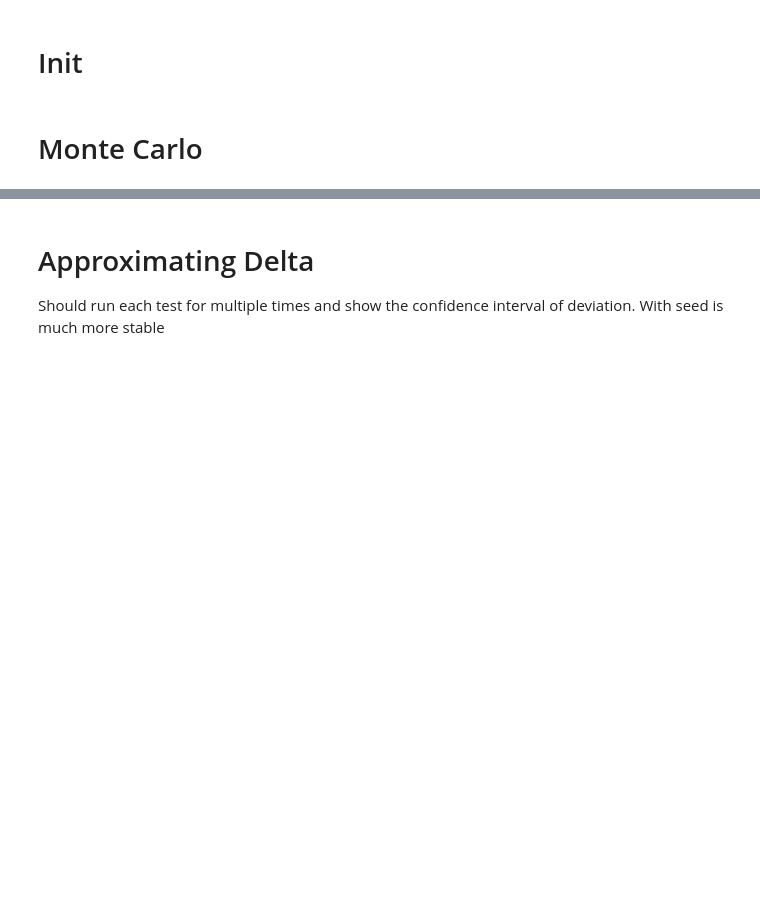
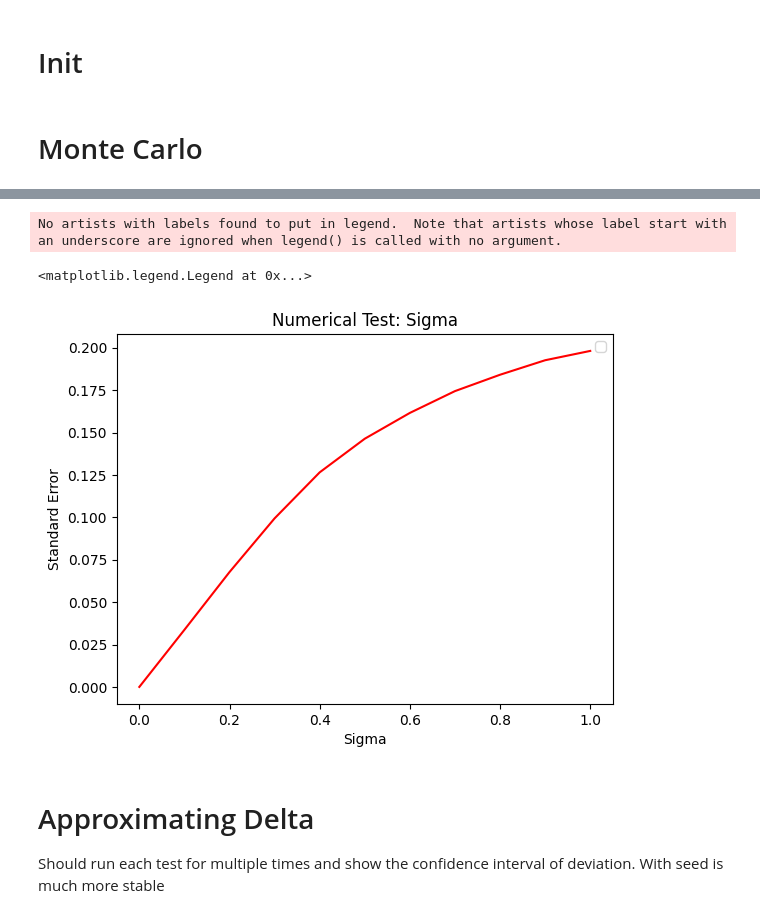
Before and after one commit to pmchrist/Comp-Finance-Assignments, a Jupyter notebook: Assignment_2/Assighnment_2.ipynb, the cells around one changed output, grey strips where cells are left out. Drawn from its saved outputs; the diff is of its cells as text; code cells hidden in the pictures; blank space fills up the shorter version.

```diff
--- a/Assignment_2/Assighnment_2.ipynb
+++ b/Assignment_2/Assighnment_2.ipynb
@@ -72,3 +208,51 @@ Standard error: 0.0016
+# %%
+'''
+--------------------------
+| Numerical Test (Sigma) |
+--------------------------
+Option Characteristics:
+    S0 = 100
+    K = 99
+    r = 0.06
+    sigma = 0.2
+    T = 1.0
+
+Method: Calculate the option price for different sigmas with
+        Monte-Carlo method and determine standard error.
+'''
+
+# Option Characteristics
+S0 = 100
+strike_prices = 99
+r = 0.06
+sigmas = np.linspace(0.0, 1.0, 11, dtype=float)
+T = 1.0
+
+M = 100_000     # Time discretization
+
+std_errs = []   # List containing standard error for each sigma
+
+for sigma in sigmas:
+    # Get underlying value development
+    mc_values = mc_value(S0, r, sigma, T, M)
+    # Get option price development
+    mc_payoffs = mc_payoff(K, mc_values, call=False, payoff_type='vanilla')
+    # Get fair option price
+    option_price = np.exp(-r * T) * np.mean(mc_payoffs)
+
+    # Calculate standard error
+    standard_error = np.std(mc_payoffs, ddof=1) / np.sqrt(len(mc_payoffs))
+    std_errs.append(standard_error)
+
+plt.title("Numerical Test: Sigma")
+plt.plot(sigmas, std_errs, c='r')
+plt.xlabel("Sigma")
+plt.ylabel("Standard Error")
+plt.legend()
+# %% [output]
+No artists with labels found to put in legend.  Note that artists whose label start with an underscore are ignored when legend() is called with no argument.
+<matplotlib.legend.Legend at 0x...>
+[figure, added]
 # %% [markdown]
 # Approximating Delta
 
```
Also changed, not shown: parts of 12 cells of this notebook.
